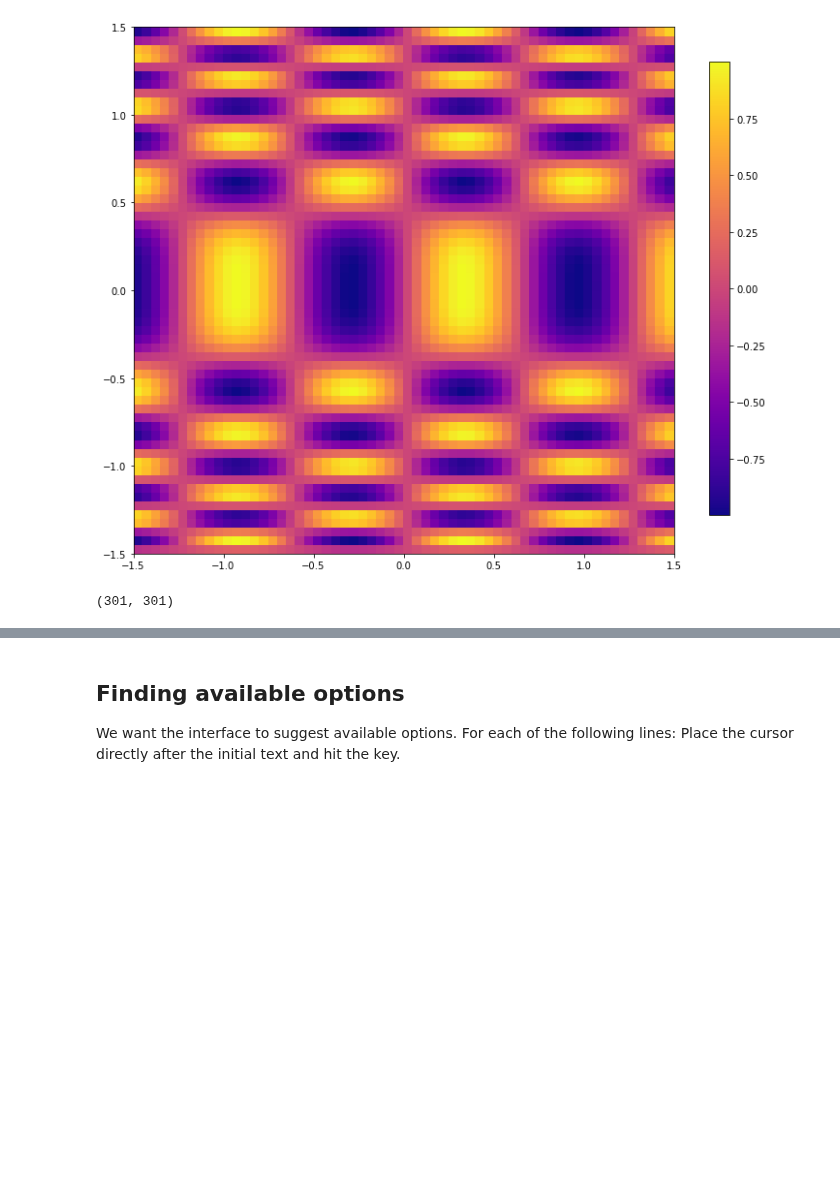
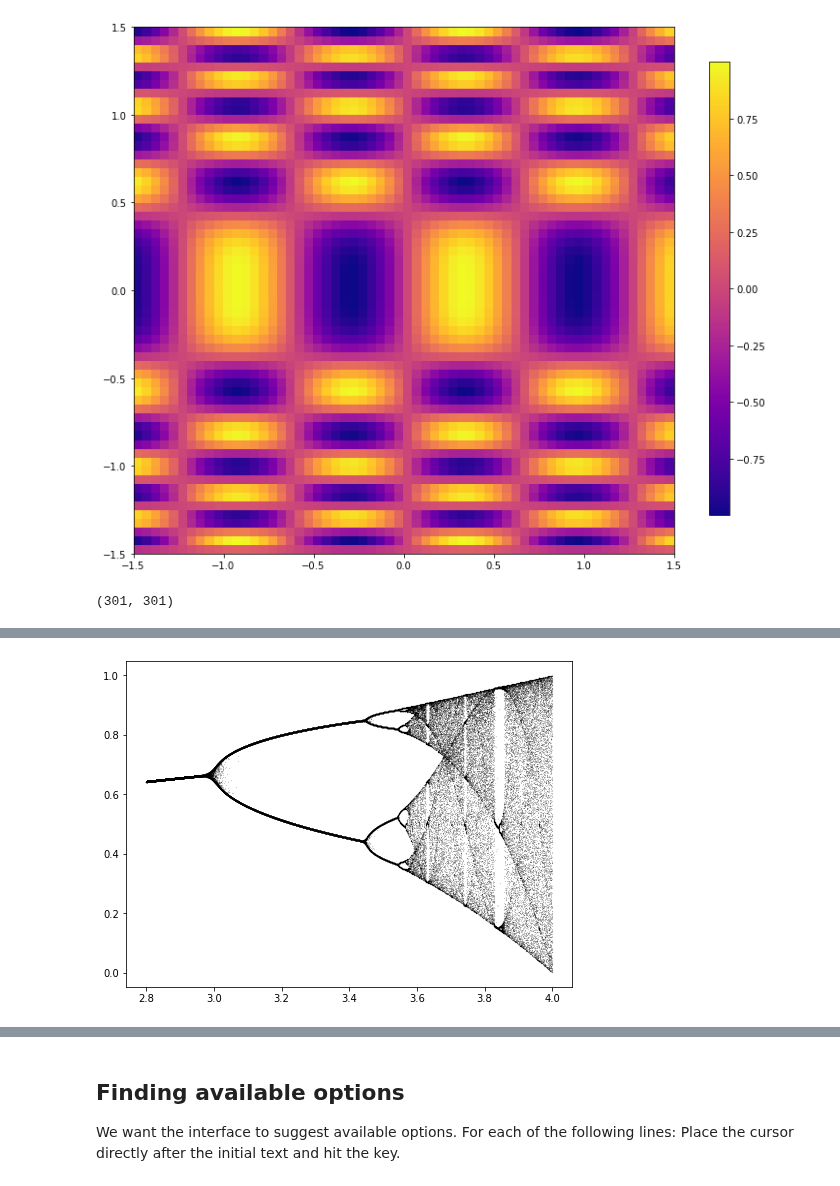
Before and after one commit to robfatland/othermathclub, a Jupyter notebook: howto.ipynb, the cells around one changed output, grey strips where cells are left out. Saved outputs shown, nothing was run; the diff lists cells and outputs as text; code cells hidden in the pictures; blank space fills up the shorter version.

```diff
--- a/howto.ipynb
+++ b/howto.ipynb
@@ -381,0 +453,5 @@ Z.shape
+# %%
+def X(x): return x
+LM([2.8, 4.0, .00001, 0, 4, 0.1, 0.8, 100, 16, .005, 'k', 8, 6], X)
+# %% [output]
+[figure, added]
```
Also changed, not shown: parts of 14 cells of this notebook, 1 other file.
